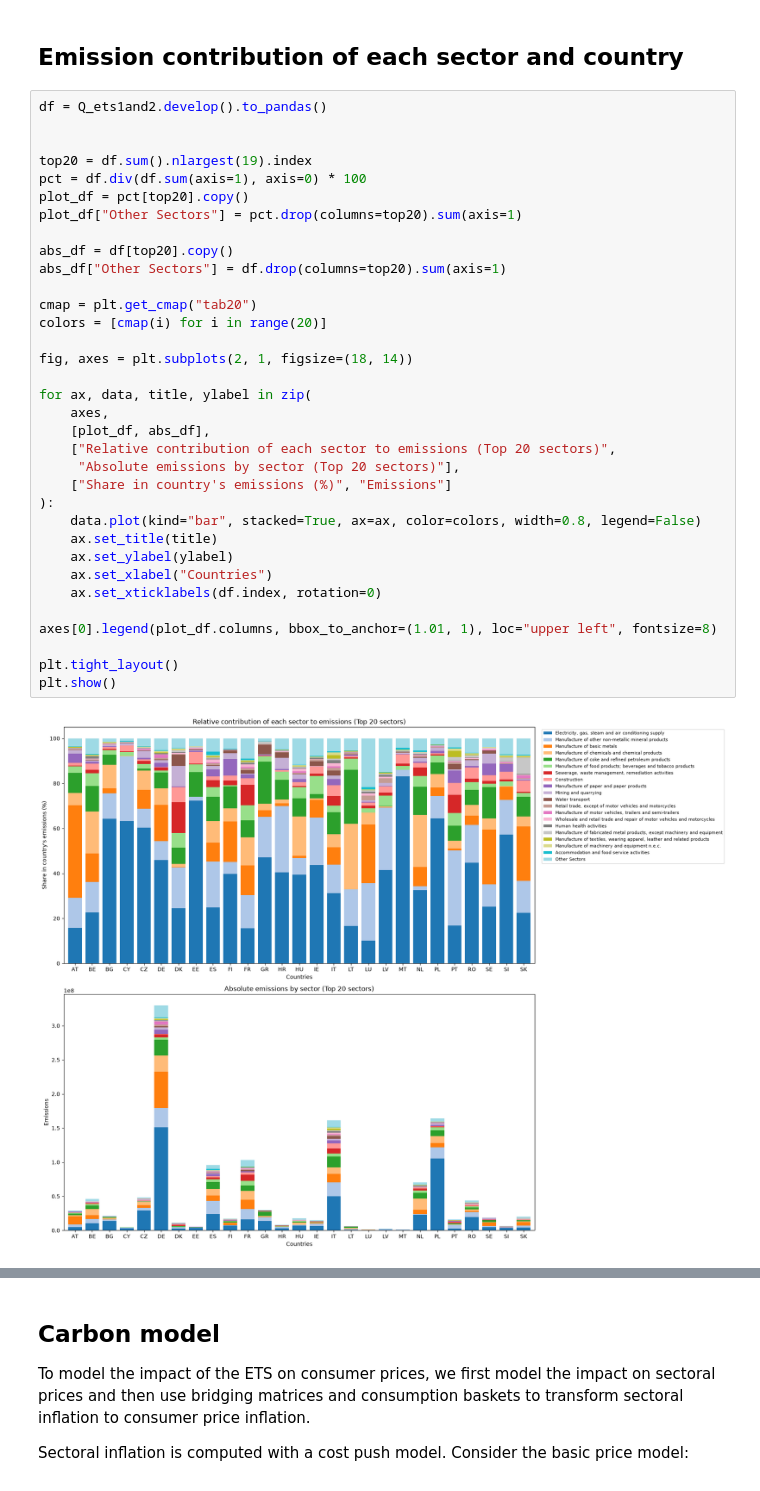
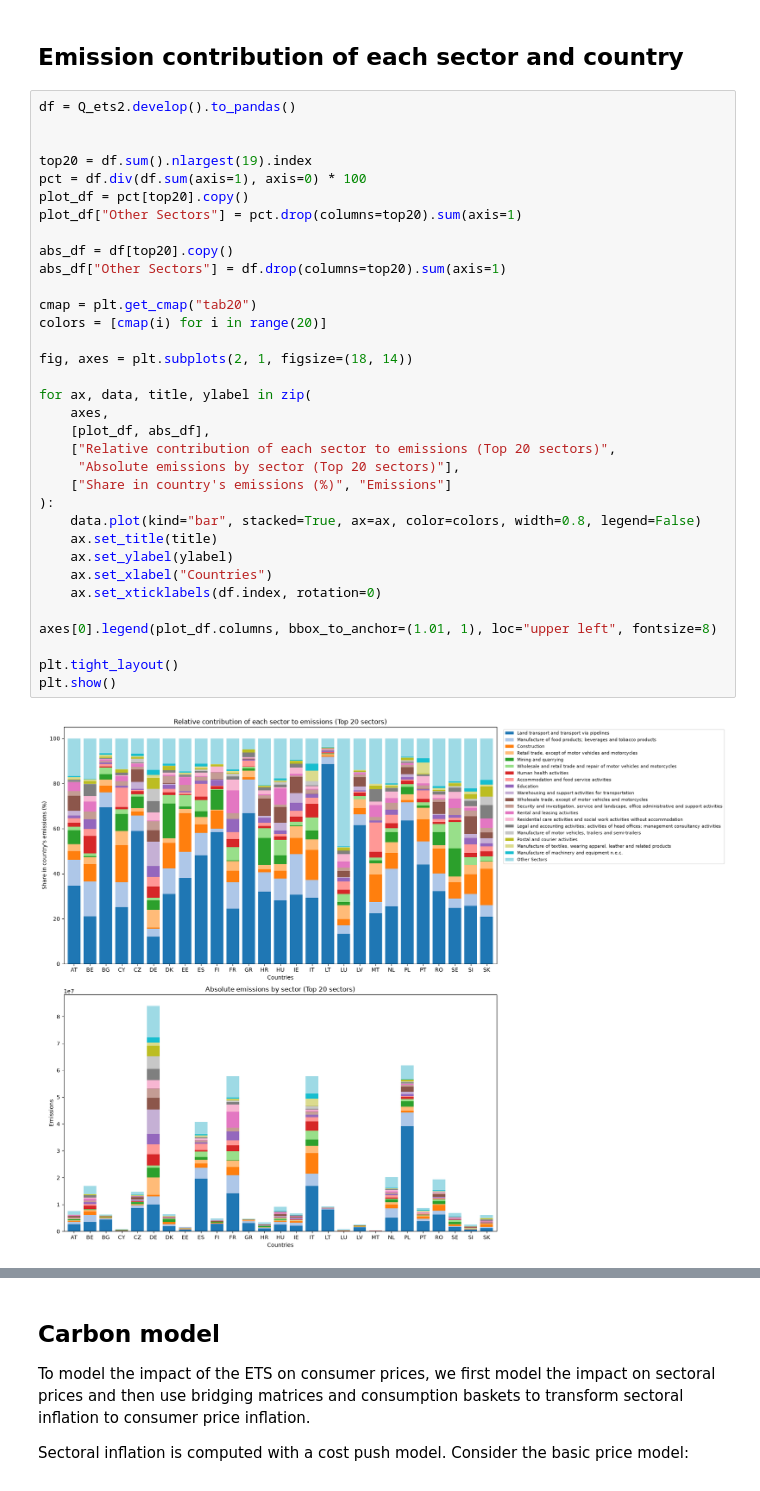
Before and after one commit to wirth-florian/eu-ets-inflation-impact, a Jupyter notebook: code/carbonflation_modelling.ipynb, the cells around one changed output, grey strips where cells are left out. Cells and saved outputs as stored; diff of their text form.

```diff
--- a/code/carbonflation_modelling.ipynb
+++ b/code/carbonflation_modelling.ipynb
@@ -254,39 +274,39 @@ Name: share of emissions covered, dtype: float64
 # %% [markdown]
 ## Emission contribution of each sector and country
 # %%
-df = Q_ets1and2.develop().to_pandas()
+df = Q_ets2.develop().to_pandas()
 
 
 top20 = df.sum().nlargest(19).index
 pct = df.div(df.sum(axis=1), axis=0) * 100
 plot_df = pct[top20].copy()
 plot_df["Other Sectors"] = pct.drop(columns=top20).sum(axis=1)
 
 abs_df = df[top20].copy()
 abs_df["Other Sectors"] = df.drop(columns=top20).sum(axis=1)
 
 cmap = plt.get_cmap("tab20")
 colors = [cmap(i) for i in range(20)]
 
 fig, axes = plt.subplots(2, 1, figsize=(18, 14))
 
 for ax, data, title, ylabel in zip(
     axes,
     [plot_df, abs_df],
     ["Relative contribution of each sector to emissions (Top 20 sectors)",
      "Absolute emissions by sector (Top 20 sectors)"],
     ["Share in country's emissions (%)", "Emissions"]
 ):
     data.plot(kind="bar", stacked=True, ax=ax, color=colors, width=0.8, legend=False)
     ax.set_title(title)
     ax.set_ylabel(ylabel)
     ax.set_xlabel("Countries")
     ax.set_xticklabels(df.index, rotation=0)
 
 axes[0].legend(plot_df.columns, bbox_to_anchor=(1.01, 1), loc="upper left", fontsize=8)
 
 plt.tight_layout()
 plt.show()
 # %% [output]
-[figure, old version]
+[figure, new version]
 # %%
```
Also changed, not shown: parts of 54 cells of this notebook, 21 other files.
